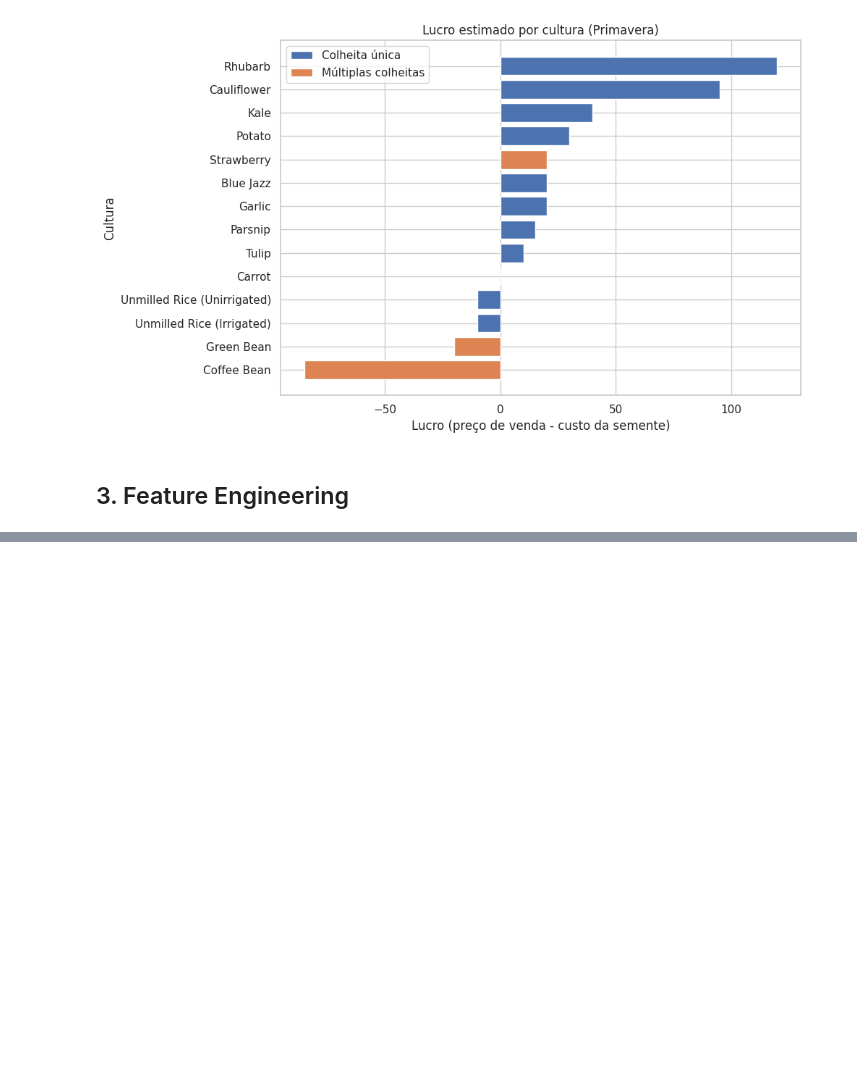
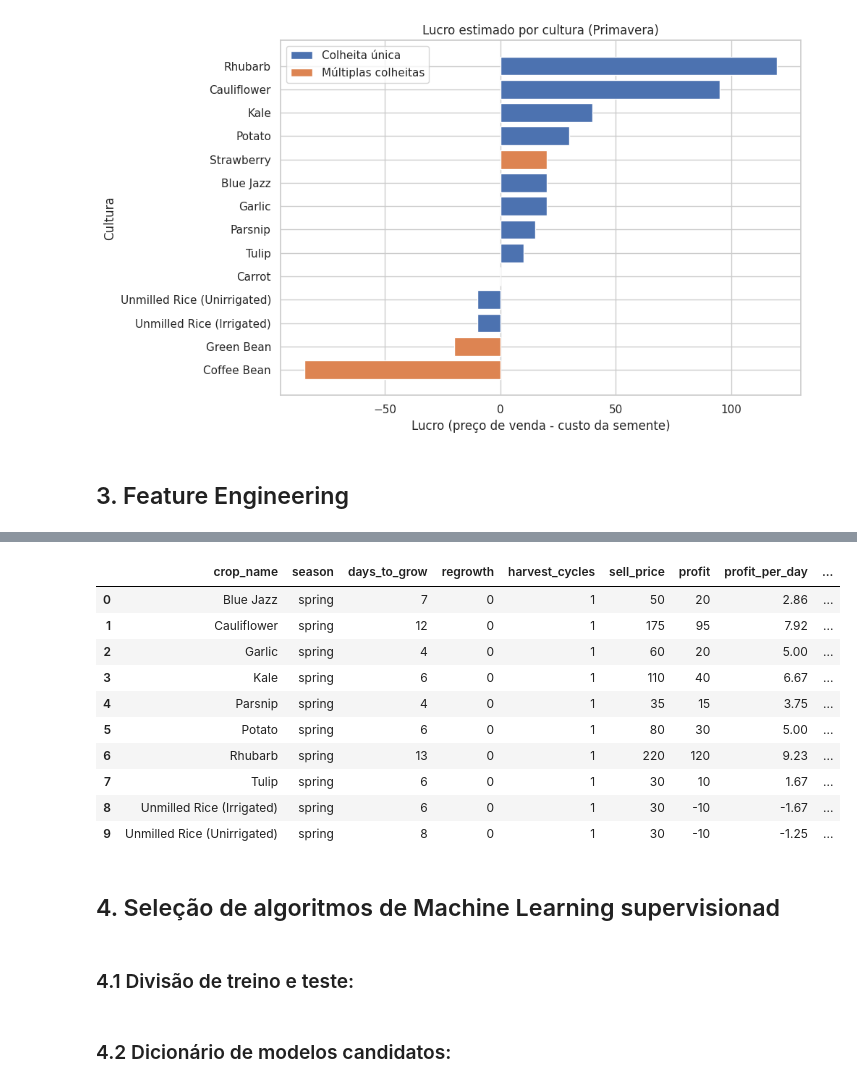
Before and after one commit to Edu-png/Stardew_project, a Jupyter notebook: Code/Stardew_project.ipynb, the cells around one changed output, grey strips where cells are left out. Drawn from its saved outputs; the diff is of its cells as text; code cells hidden in the pictures; blank space fills up the shorter version.

```diff
--- a/Code/Stardew_project.ipynb
+++ b/Code/Stardew_project.ipynb
@@ -330,0 +502,15 @@ plt.show()
+# %%
+# função para calcular numero de ciclos:
+
+def calculate_cycles(row):
+    if row["multiple_harvests"] == 1 and row["regrowth"] > 0:
+        remaining_days = row["season_duration_days"] - row["days_to_grow"]
+        if remaining_days > 0:
+            return 1 + (remaining_days // row["regrowth"])
+    return 1  # culturas de colheita única
+# %%
+df_full["harvest_cycles"] = df_full.apply(calculate_cycles, axis=1)
+# %%
+df_full["season_total_sell_price"] = (
+    df_full["sell_price"] * df_full["harvest_cycles"]
+)
@@ -376,0 +588,33 @@ datasets_engineered["spring_price"].head()
+# %%
+df_full = feature_engineering_df_full(df_full)
+# %%
+df_full[
+    [
+        "crop_name",
+        "season",
+        "days_to_grow",
+        "regrowth",
+        "harvest_cycles",
+        "sell_price",
+        "profit",
+        "profit_per_day",
+        "roi",
+        "season_total_sell_price",
+        "multiple_harvests_flag",
+        "edible_flag"
+    ]
+].head(10)
+# %% [output]
+|  | crop_name | season | days_to_grow | regrowth | harvest_cycles | sell_price | profit | profit_per_day | ... |
+| 0 | Blue Jazz | spring | 7 | 0 | 1 | 50 | 20 | 2.86 | ... |
+| 1 | Cauliflower | spring | 12 | 0 | 1 | 175 | 95 | 7.92 | ... |
+| 2 | Garlic | spring | 4 | 0 | 1 | 60 | 20 | 5.00 | ... |
+| 3 | Kale | spring | 6 | 0 | 1 | 110 | 40 | 6.67 | ... |
+| 4 | Parsnip | spring | 4 | 0 | 1 | 35 | 15 | 3.75 | ... |
+| 5 | Potato | spring | 6 | 0 | 1 | 80 | 30 | 5.00 | ... |
+| 6 | Rhubarb | spring | 13 | 0 | 1 | 220 | 120 | 9.23 | ... |
+| 7 | Tulip | spring | 6 | 0 | 1 | 30 | 10 | 1.67 | ... |
+| 8 | Unmilled Rice (Irrigated) | spring | 6 | 0 | 1 | 30 | -10 | -1.67 | ... |
+| 9 | Unmilled Rice (Unirrigated) | spring | 8 | 0 | 1 | 30 | -10 | -1.25 | ... |
+# %% [markdown]
+## 4. Seleção de algoritmos de Machine Learning supervisionad
@@ -376,0 +663,2 @@ datasets_engineered["spring_price"].head()
+# %% [markdown]
+### 4.1 Divisão de treino e teste:
@@ -376,0 +669,2 @@ datasets_engineered["spring_price"].head()
+# %% [markdown]
+### 4.2 Dicionário de modelos candidatos:
```
Also changed, not shown: parts of 29 cells of this notebook, 3 other files.
